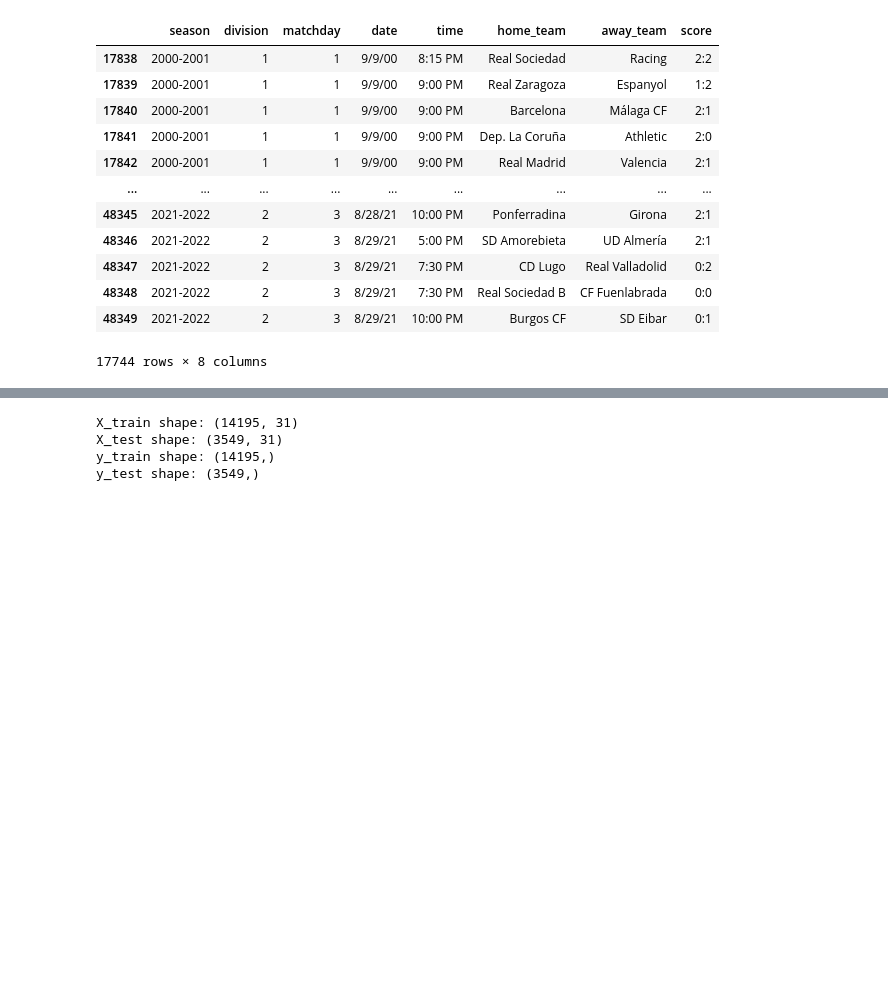
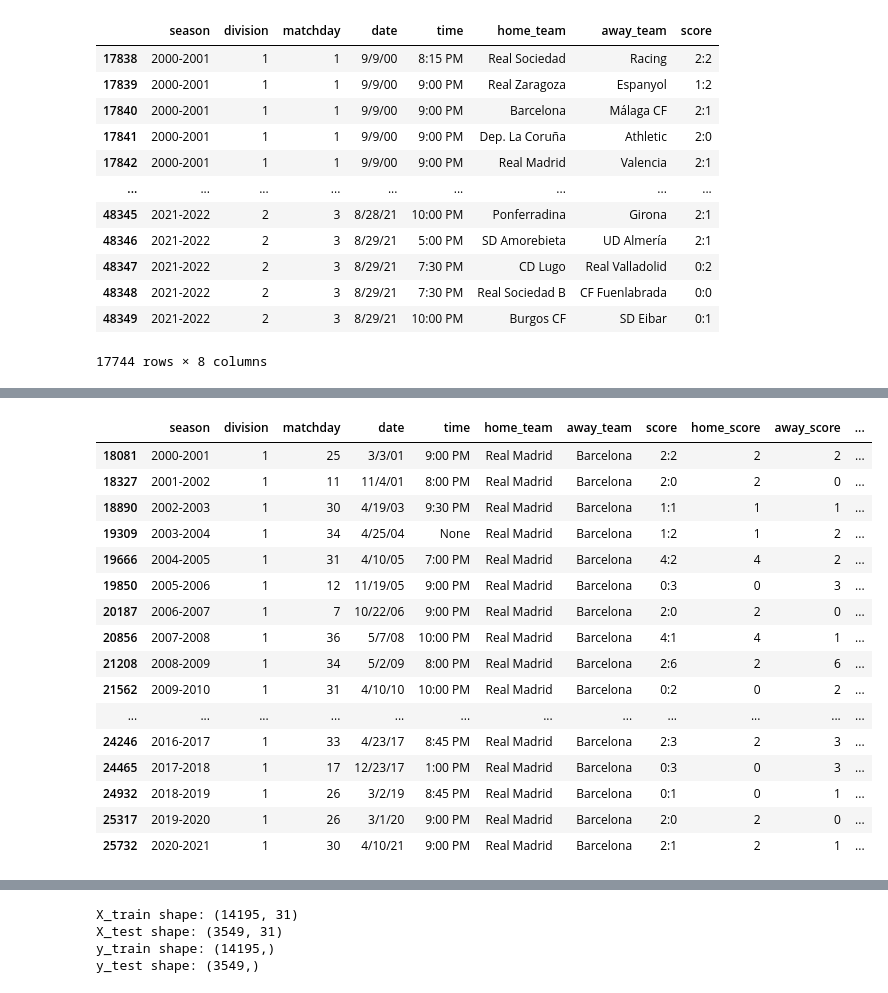
Before and after one commit to ManuIluro22/LaLiga, a Jupyter notebook: analysis/quiniela_pere.ipynb, the cells around one changed output, grey strips where cells are left out. Cells and saved outputs as stored; diff of their text form; code cells hidden in the pictures; blank space fills up the shorter version.

```diff
--- a/analysis/quiniela_pere.ipynb
+++ b/analysis/quiniela_pere.ipynb
@@ -58,0 +77,40 @@ df
+# %%
+# Separate the home score and the away score.
+df[['home_score', 'away_score']] = df['score'].str.split(':', expand=True)
+df['home_score'] = pd.to_numeric(df['home_score'])
+df['away_score'] = pd.to_numeric(df['away_score'])
+
+# Define whether it is a home or away win.
+df['result'] = df.apply(lambda row: 'Home Win' if row['home_score'] > row['away_score']
+                                        else 'Away Win' if row['home_score'] < row['away_score']
+                                        else 'Draw', axis=1)
+
+# Calculate wins, losses, and ties for home and away teams
+df['home_win'] = df['result'].apply(lambda x: 1 if x == 'Home Win' else 0)
+df['away_win'] = df['result'].apply(lambda x: 1 if x == 'Away Win' else 0)
+df['tie'] = df['result'].apply(lambda x: 1 if x == 'Draw' else 0)
+
+for team1 in df['away_team'].unique():
+    for team2 in df['home_team'].unique():
+
+        # Create a subset of matches between the two teams
+        matches = df[((df['home_team'] == team1) & (df['away_team'] == team2)) |
+                            ((df['home_team'] == team2) & (df['away_team'] == team1))]
+
+        # Calculate wins and ties using home_win and away_win columns
+        wins_team1 = matches.apply(lambda row: row['home_win'] if row['home_team'] == team1 else row['away_win'], axis=1).sum()
+        wins_team2 = matches.apply(lambda row: row['home_win'] if row['home_team'] == team2 else row['away_win'], axis=1).sum()
+        ties = matches['tie'].sum()
+
+        # Calculate total goals using home_score and away_score columns
+        goals_team1 = matches.apply(lambda row: row['home_score'] if row['home_team'] == team1 else row['away_score'], axis=1).sum()
+        goals_team2 = matches.apply(lambda row: row['away_score'] if row['home_team'] == team1 else row['home_score'], axis=1).sum()
+
+        df.loc[(df['home_team'] == team1) & (df['away_team'] == team2), 'h2h_wins_home'] = wins_team1
+        df.loc[(df['home_team'] == team1) & (df['away_team'] == team2), 'h2h_wins_away'] = wins_team2
+        df.loc[(df['home_team'] == team1) & (df['away_team'] == team2), 'h2h_goals_home'] = goals_team1
+        df.loc[(df['home_team'] == team1) & (df['away_team'] == team2), 'h2h_goals_away'] = goals_team2
+        df.loc[(df['home_team'] == team1) & (df['away_team'] == team2), 'ties'] = ties
+
+
+df
@@ -58,0 +131,22 @@ df
+# %%
+df.loc[(df['home_team'] == "Barcelona") & (df['away_team'] == "Real Madrid")]
+df.loc[(df['away_team'] == "Barcelona") & (df['home_team'] == "Real Madrid")]
+# It works xddd
+# %% [output]
+|  | season | division | matchday | date | time | home_team | away_team | score | home_score | away_score | ... |
+| 18081 | 2000-2001 | 1 | 25 | 3/3/01 | 9:00 PM | Real Madrid | Barcelona | 2:2 | 2 | 2 | ... |
+| 18327 | 2001-2002 | 1 | 11 | 11/4/01 | 8:00 PM | Real Madrid | Barcelona | 2:0 | 2 | 0 | ... |
+| 18890 | 2002-2003 | 1 | 30 | 4/19/03 | 9:30 PM | Real Madrid | Barcelona | 1:1 | 1 | 1 | ... |
+| 19309 | 2003-2004 | 1 | 34 | 4/25/04 | None | Real Madrid | Barcelona | 1:2 | 1 | 2 | ... |
+| 19666 | 2004-2005 | 1 | 31 | 4/10/05 | 7:00 PM | Real Madrid | Barcelona | 4:2 | 4 | 2 | ... |
+| 19850 | 2005-2006 | 1 | 12 | 11/19/05 | 9:00 PM | Real Madrid | Barcelona | 0:3 | 0 | 3 | ... |
+| 20187 | 2006-2007 | 1 | 7 | 10/22/06 | 9:00 PM | Real Madrid | Barcelona | 2:0 | 2 | 0 | ... |
+| 20856 | 2007-2008 | 1 | 36 | 5/7/08 | 10:00 PM | Real Madrid | Barcelona | 4:1 | 4 | 1 | ... |
+| 21208 | 2008-2009 | 1 | 34 | 5/2/09 | 8:00 PM | Real Madrid | Barcelona | 2:6 | 2 | 6 | ... |
+| 21562 | 2009-2010 | 1 | 31 | 4/10/10 | 10:00 PM | Real Madrid | Barcelona | 0:2 | 0 | 2 | ... |
+| ... | ... | ... | ... | ... | ... | ... | ... | ... | ... | ... | ... |
+| 24246 | 2016-2017 | 1 | 33 | 4/23/17 | 8:45 PM | Real Madrid | Barcelona | 2:3 | 2 | 3 | ... |
+| 24465 | 2017-2018 | 1 | 17 | 12/23/17 | 1:00 PM | Real Madrid | Barcelona | 0:3 | 0 | 3 | ... |
+| 24932 | 2018-2019 | 1 | 26 | 3/2/19 | 8:45 PM | Real Madrid | Barcelona | 0:1 | 0 | 1 | ... |
+| 25317 | 2019-2020 | 1 | 26 | 3/1/20 | 9:00 PM | Real Madrid | Barcelona | 2:0 | 2 | 0 | ... |
+| 25732 | 2020-2021 | 1 | 30 | 4/10/21 | 9:00 PM | Real Madrid | Barcelona | 2:1 | 2 | 1 | ... |
```
Also changed, not shown: parts of 6 cells of this notebook.
